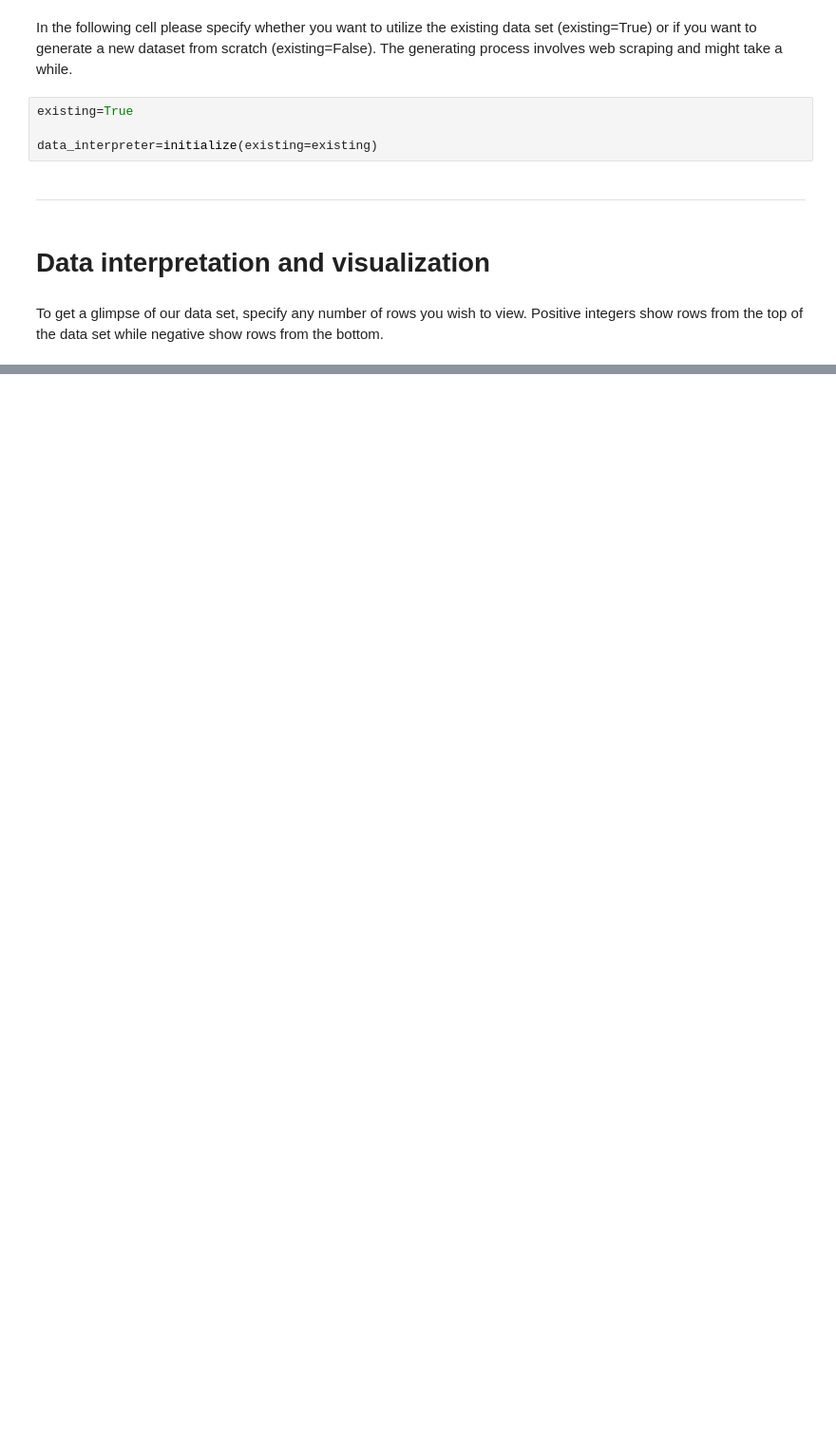
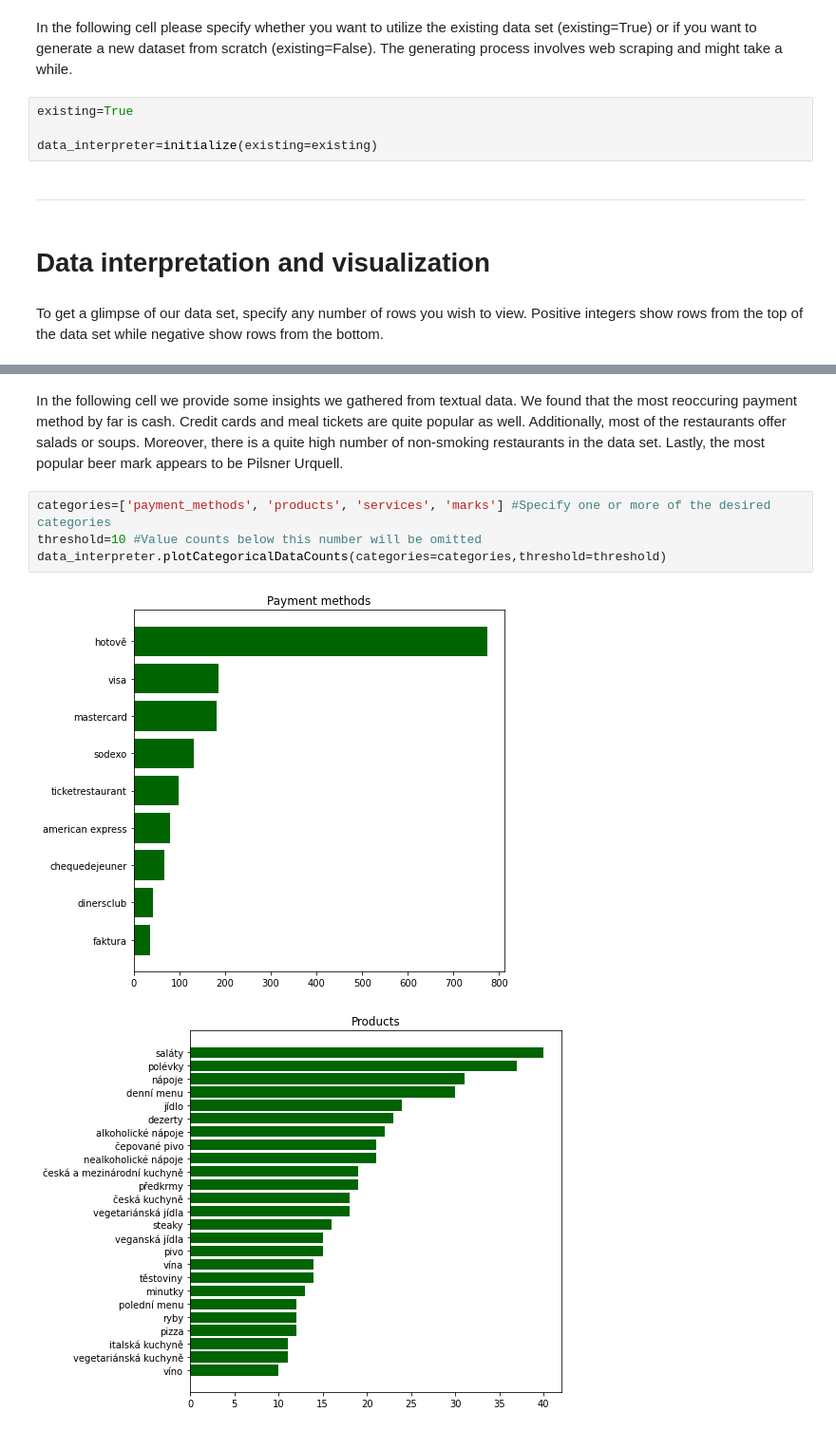
Before and after one commit to Matyas-Mattanelli/Webscraper-Zlate-Stranky, a Jupyter notebook: output.ipynb, the cells around one changed output, grey strips where cells are left out. Shown: that part at 95% size. Saved outputs shown, nothing was run; the diff lists cells and outputs as text; blank space fills up the shorter version.

```diff
--- a/output.ipynb
+++ b/output.ipynb
@@ -22,0 +54,9 @@ data_interpreter.showRows(no_of_rows=no_of_rows)
+# %% [markdown]
+In the following cell we provide some insights we gathered from textual data. We found that the most reoccuring payment method by far is cash. Credit cards and meal tickets are quite popular as well. Additionally, most of the restaurants offer salads or soups. Moreover, there is a quite high number of non-smoking restaurants in the data set. Lastly, the most popular beer mark appears to be Pilsner Urquell.
+# %%
+categories=['payment_methods', 'products', 'services', 'marks'] #Specify one or more of the desired categories
+threshold=10 #Value counts below this number will be omitted
+data_interpreter.plotCategoricalDataCounts(categories=categories,threshold=threshold)
+# %% [output]
+[figure, added]
+[figure, added]
```
Also changed, not shown: parts of 11 cells of this notebook.
